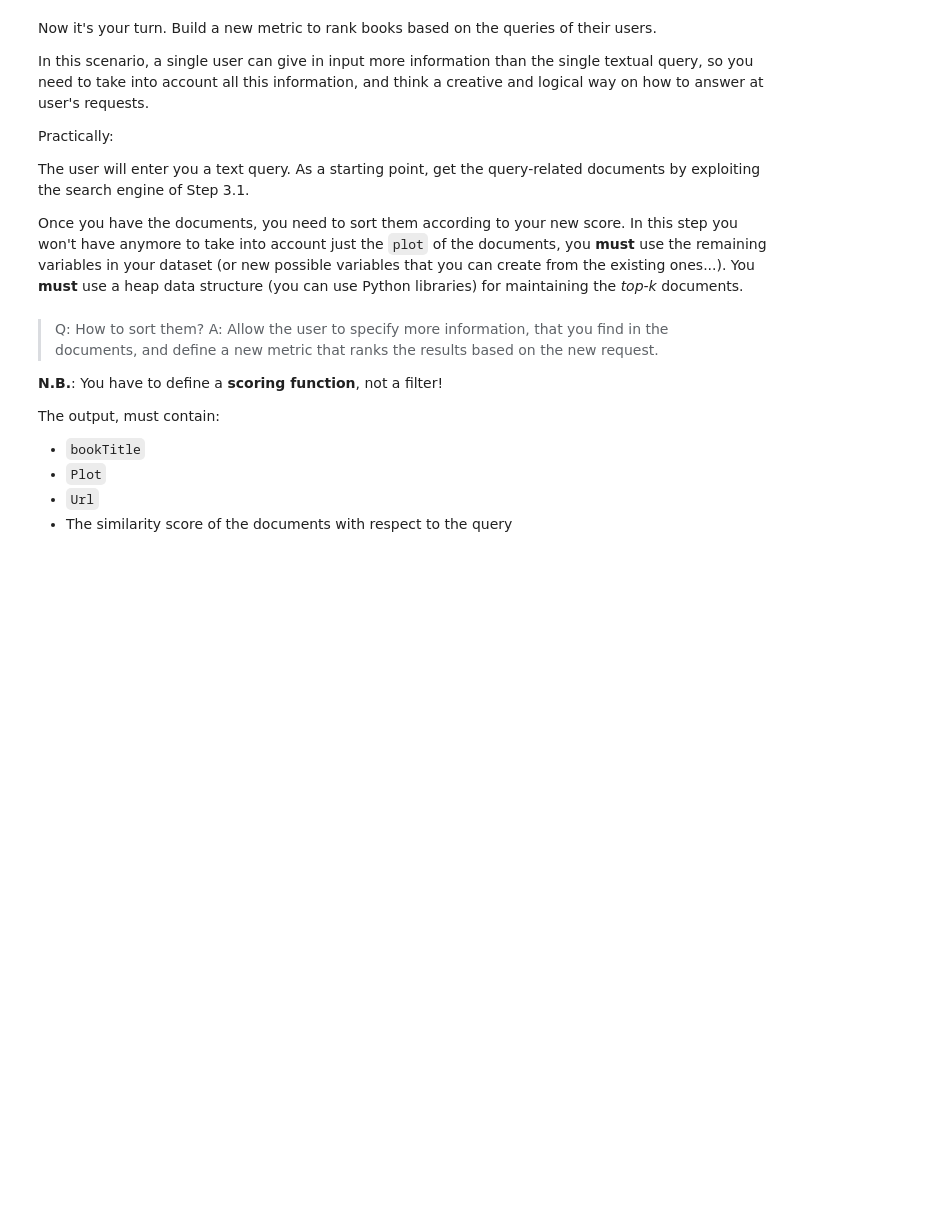
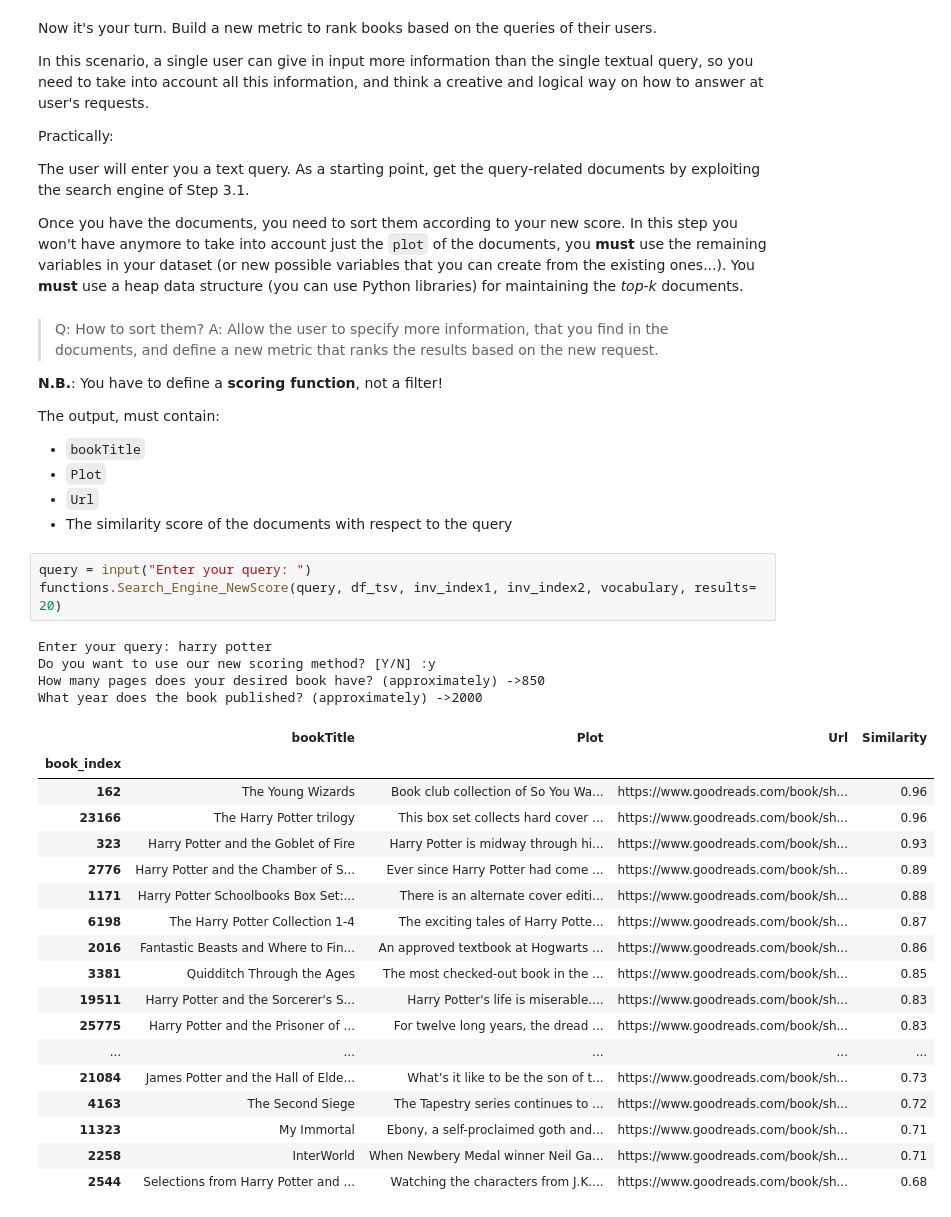
Before and after one commit to mehrzadjafari/ADM-HW3, a Jupyter notebook: ADM-HW3.ipynb, the cells around one changed output. Cells and saved outputs as stored; diff of their text form; blank space fills up the shorter version.

Commit message:
Question 3 updated
Notebook and functions.py file updated for Question 3

```diff
--- a/ADM-HW3.ipynb
+++ b/ADM-HW3.ipynb
@@ -282,3 +306,29 @@ The output, must contain:
 * `Plot`
 * `Url`
 * The similarity score of the documents with respect to the query
+# %%
+query = input("Enter your query: ")
+functions.Search_Engine_NewScore(query, df_tsv, inv_index1, inv_index2, vocabulary, results= 20)
+# %% [output]
+Enter your query: harry potter
+Do you want to use our new scoring method? [Y/N] :y
+How many pages does your desired book have? (approximately) ->850
+What year does the book published? (approximately) ->2000
+|  | bookTitle | Plot | Url | Similarity |
+| book_index |  |  |  |  |
+| 162 | The Young Wizards | Book club collection of So You Wa... | https://www.goodreads.com/book/sh... | 0.96 |
+| 23166 | The Harry Potter trilogy | This box set collects hard cover ... | https://www.goodreads.com/book/sh... | 0.96 |
+| 323 | Harry Potter and the Goblet of Fire | Harry Potter is midway through hi... | https://www.goodreads.com/book/sh... | 0.93 |
+| 2776 | Harry Potter and the Chamber of S... | Ever since Harry Potter had come ... | https://www.goodreads.com/book/sh... | 0.89 |
+| 1171 | Harry Potter Schoolbooks Box Set:... | There is an alternate cover editi... | https://www.goodreads.com/book/sh... | 0.88 |
+| 6198 | The Harry Potter Collection 1-4 | The exciting tales of Harry Potte... | https://www.goodreads.com/book/sh... | 0.87 |
+| 2016 | Fantastic Beasts and Where to Fin... | An approved textbook at Hogwarts ... | https://www.goodreads.com/book/sh... | 0.86 |
+| 3381 | Quidditch Through the Ages | The most checked-out book in the ... | https://www.goodreads.com/book/sh... | 0.85 |
+| 19511 | Harry Potter and the Sorcerer's S... | Harry Potter's life is miserable.... | https://www.goodreads.com/book/sh... | 0.83 |
+| 25775 | Harry Potter and the Prisoner of ... | For twelve long years, the dread ... | https://www.goodreads.com/book/sh... | 0.83 |
+| ... | ... | ... | ... | ... |
+| 21084 | James Potter and the Hall of Elde... | What’s it like to be the son of t... | https://www.goodreads.com/book/sh... | 0.73 |
+| 4163 | The Second Siege | The Tapestry series continues to ... | https://www.goodreads.com/book/sh... | 0.72 |
+| 11323 | My Immortal | Ebony, a self-proclaimed goth and... | https://www.goodreads.com/book/sh... | 0.71 |
+| 2258 | InterWorld | When Newbery Medal winner Neil Ga... | https://www.goodreads.com/book/sh... | 0.71 |
+| 2544 | Selections from Harry Potter and ... | Watching the characters from J.K.... | https://www.goodreads.com/book/sh... | 0.68 |
```
Also changed, not shown: parts of 3 cells of this notebook, 1 other file.
